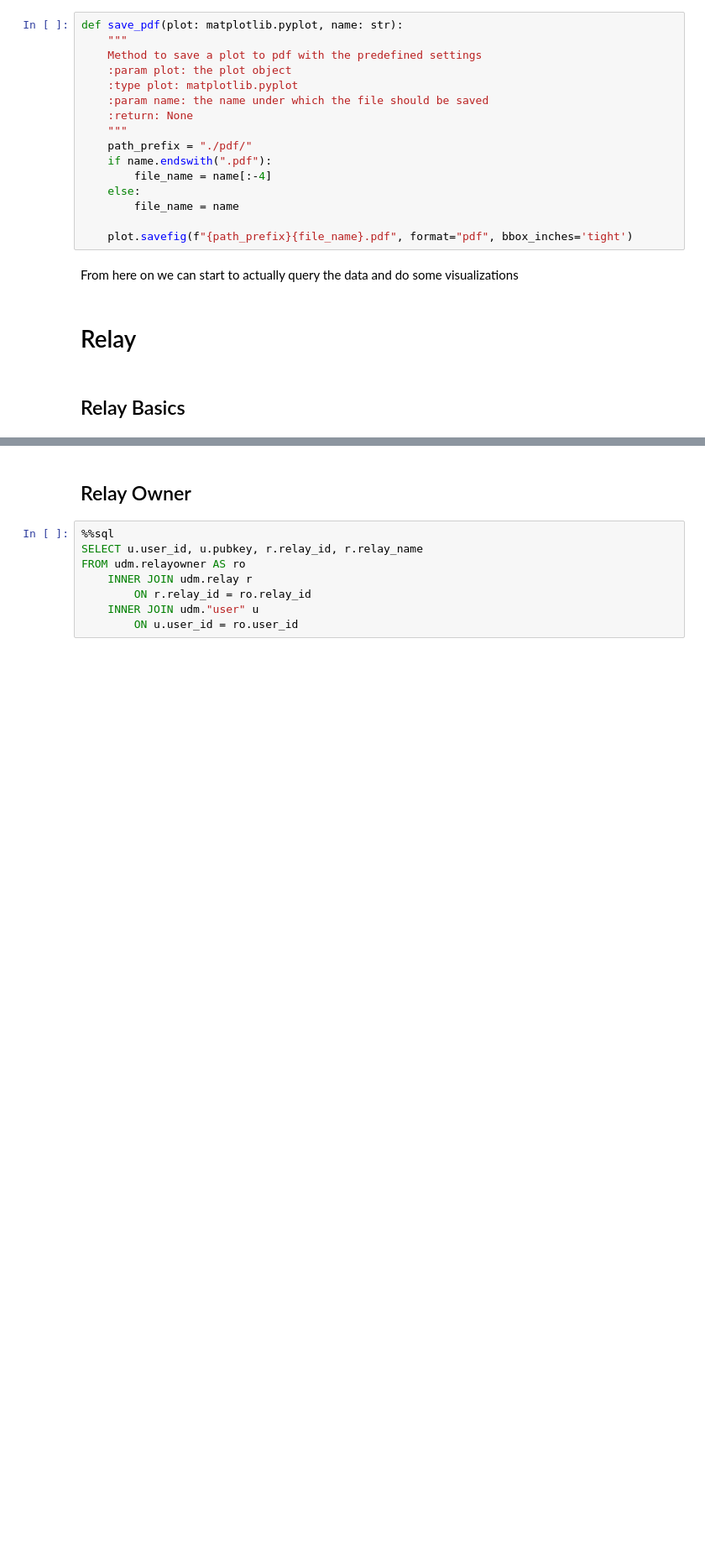
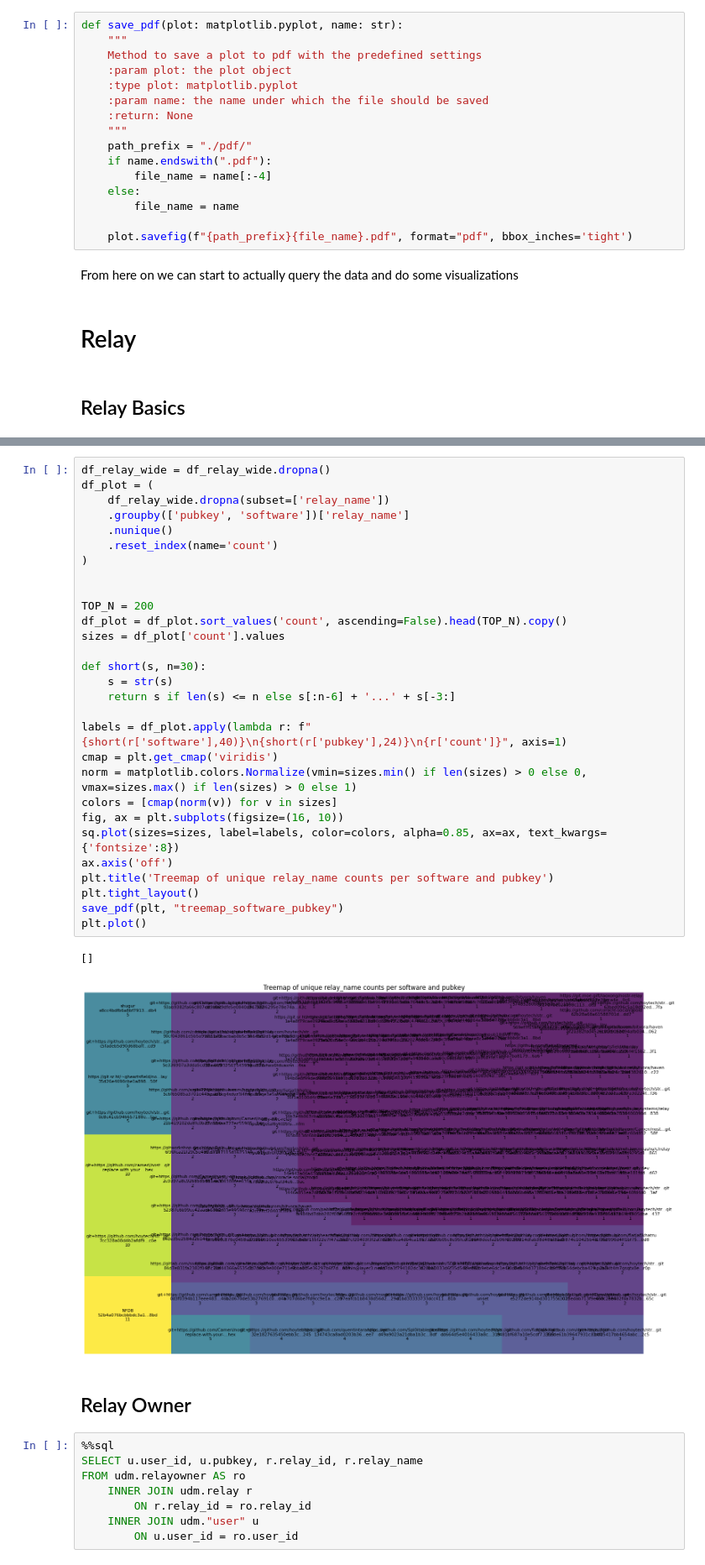
Before and after one commit to SEG-UNIBE/artio-insight, a Jupyter notebook: notebooks/artio.ipynb, the cells around one changed output, grey strips where cells are left out. Shown at 84% size. Cells and saved outputs as stored; diff of their text form; blank space fills up the shorter version.

```diff
--- a/notebooks/artio.ipynb
+++ b/notebooks/artio.ipynb
@@ -90,3 +117,35 @@ From here on we can start to actually query the data and do some visualizations
+# %%
+df_relay_wide = df_relay_wide.dropna()
+df_plot = (
+    df_relay_wide.dropna(subset=['relay_name'])
+    .groupby(['pubkey', 'software'])['relay_name']
+    .nunique()
+    .reset_index(name='count')
+)
+
+
+TOP_N = 200
+df_plot = df_plot.sort_values('count', ascending=False).head(TOP_N).copy()
+sizes = df_plot['count'].values
+
+def short(s, n=30):
+    s = str(s)
+    return s if len(s) <= n else s[:n-6] + '...' + s[-3:]
+
+labels = df_plot.apply(lambda r: f"{short(r['software'],40)}\n{short(r['pubkey'],24)}\n{r['count']}", axis=1)
+cmap = plt.get_cmap('viridis')
+norm = matplotlib.colors.Normalize(vmin=sizes.min() if len(sizes) > 0 else 0, vmax=sizes.max() if len(sizes) > 0 else 1)
+colors = [cmap(norm(v)) for v in sizes]
+fig, ax = plt.subplots(figsize=(16, 10))
+sq.plot(sizes=sizes, label=labels, color=colors, alpha=0.85, ax=ax, text_kwargs={'fontsize':8})
+ax.axis('off')
+plt.title('Treemap of unique relay_name counts per software and pubkey')
+plt.tight_layout()
+save_pdf(plt, "treemap_software_pubkey")
+plt.plot()
+# %% [output]
+[]
+[figure, added]
 # %% [markdown]
 ## Relay Owner
 # %%
```
Also changed, not shown: parts of 16 cells of this notebook, 39 other files.
